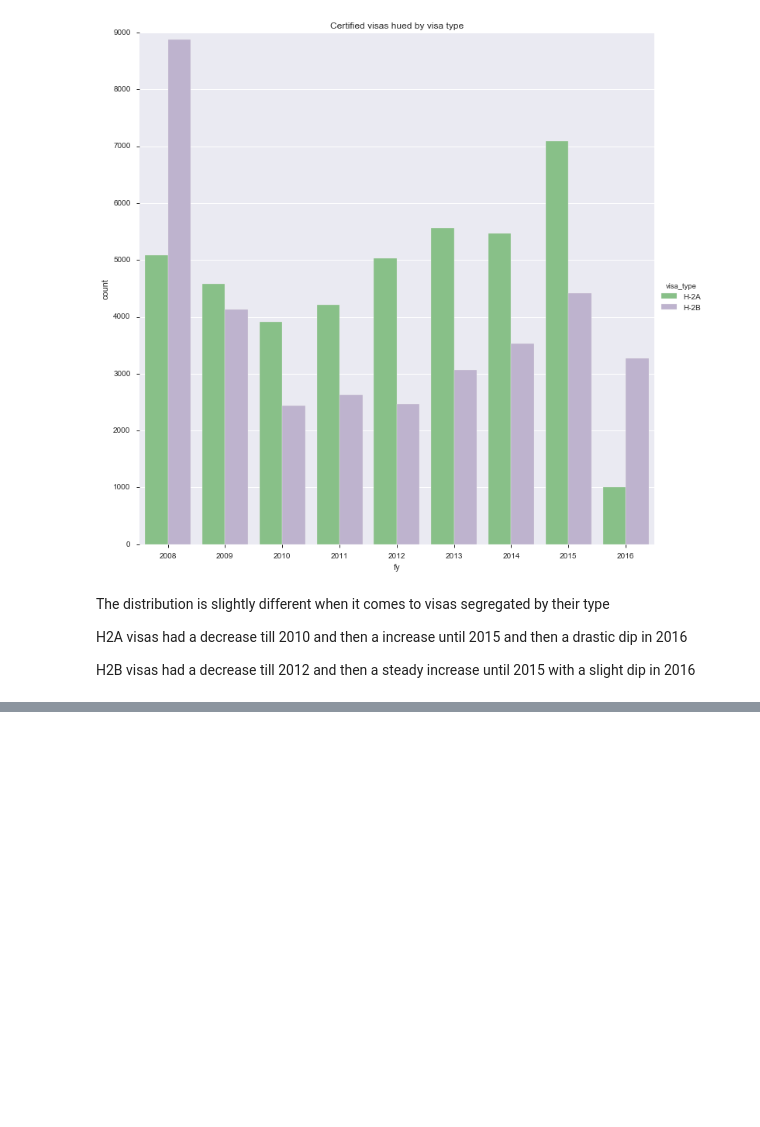
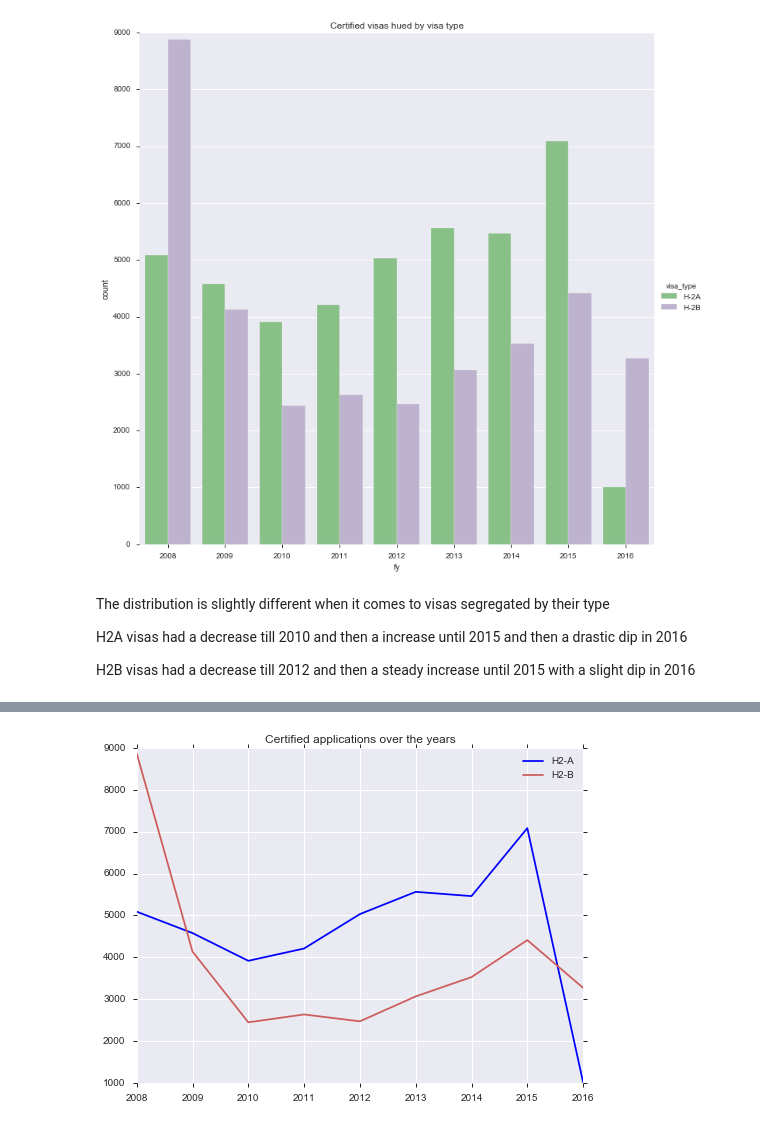
Before and after one commit to chrke/H2VisaAnalysis, a Jupyter notebook: H2 Analysis.ipynb, the cells around one changed output, grey strips where cells are left out. Drawn from its saved outputs; the diff is of its cells as text; code cells hidden in the pictures; blank space fills up the shorter version.

```diff
--- a/H2 Analysis.ipynb
+++ b/H2 Analysis.ipynb
@@ -508,0 +517,19 @@ visa_2008_on
+# %%
+# lineplots of h2a and h2b visas over time
+
+h2a_certified = visa_2008_on[(visa_2008_on["visa_type"] == "H-2A") & (visa_2008_on["status"] == "CERTIFIED")]["fy"].value_counts()
+h2b_certified = visa_2008_on[(visa_2008_on["visa_type"] == "H-2B") & (visa_2008_on["status"] == "CERTIFIED")]["fy"].value_counts()
+# %%
+h2a_certified = h2a_certified.sort_index()
+h2b_certified = h2b_certified.sort_index()
+# %%
+fig = plt.figure(figsize=(8,6))
+ax = fig.add_subplot(1,1,1)
+ax.set(xticklabels = h2a_certified.index)
+ax.plot(h2a_certified,label="H2-A")
+ax.plot(h2b_certified,label="H2-B",color='indianred')
+plt.legend()
+plt.title("Certified applications over the years")
+plt.show()
+# %% [output]
+[figure, added]
```
Also changed, not shown: parts of 16 cells of this notebook.
